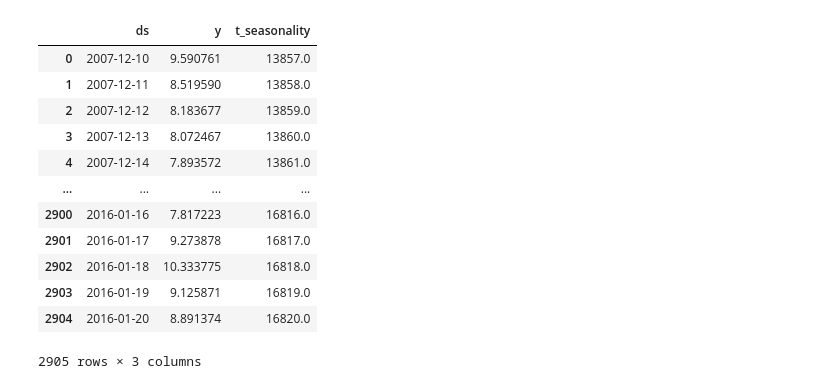
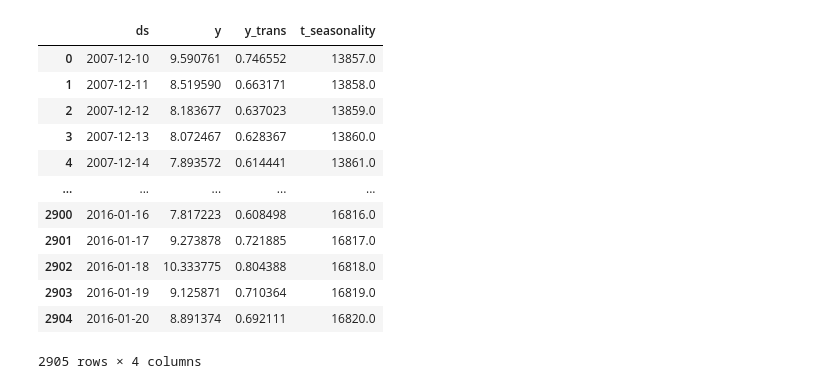
Before and after one commit to JakeRobertBaker/pymc_prophet, a Jupyter notebook: pymc_prophet_example.ipynb, the cells around one changed output. Saved outputs shown, nothing was run; the diff lists cells and outputs as text; code cells hidden in the pictures.

```diff
--- a/pymc_prophet_example.ipynb
+++ b/pymc_prophet_example.ipynb
@@ -5,20 +5,22 @@ from pymcprophet.model import Bayes_TS
 df = df = pd.read_csv('https://raw.githubusercontent.com/facebook/prophet/main/examples/example_wp_log_peyton_manning.csv')
 df['ds'] = pd.to_datetime(df['ds'])
 # %%
-ts_model = Bayes_TS(n_weekly_terms = 10)
+ts_model = Bayes_TS(yearly_seasonality="enabled")
 # %%
-ts_model.produce_model_matrix(df)
+ts_model.assign_model_matrix(df)
-# %% [output]
-|  | ds | y | t_seasonality |
-| 0 | 2007-12-10 | 9.590761 | 13857.0 |
-| 1 | 2007-12-11 | 8.519590 | 13858.0 |
-| 2 | 2007-12-12 | 8.183677 | 13859.0 |
-| 3 | 2007-12-13 | 8.072467 | 13860.0 |
-| 4 | 2007-12-14 | 7.893572 | 13861.0 |
-| ... | ... | ... | ... |
-| 2900 | 2016-01-16 | 7.817223 | 16816.0 |
-| 2901 | 2016-01-17 | 9.273878 | 16817.0 |
-| 2902 | 2016-01-18 | 10.333775 | 16818.0 |
-| 2903 | 2016-01-19 | 9.125871 | 16819.0 |
-| 2904 | 2016-01-20 | 8.891374 | 16820.0 |
-2905 rows × 3 columns
+# %%
+ts_model.model_df
+# %% [output]
+|  | ds | y | y_trans | t_seasonality |
+| 0 | 2007-12-10 | 9.590761 | 0.746552 | 13857.0 |
+| 1 | 2007-12-11 | 8.519590 | 0.663171 | 13858.0 |
+| 2 | 2007-12-12 | 8.183677 | 0.637023 | 13859.0 |
+| 3 | 2007-12-13 | 8.072467 | 0.628367 | 13860.0 |
+| 4 | 2007-12-14 | 7.893572 | 0.614441 | 13861.0 |
+| ... | ... | ... | ... | ... |
+| 2900 | 2016-01-16 | 7.817223 | 0.608498 | 16816.0 |
+| 2901 | 2016-01-17 | 9.273878 | 0.721885 | 16817.0 |
+| 2902 | 2016-01-18 | 10.333775 | 0.804388 | 16818.0 |
+| 2903 | 2016-01-19 | 9.125871 | 0.710364 | 16819.0 |
+| 2904 | 2016-01-20 | 8.891374 | 0.692111 | 16820.0 |
+2905 rows × 4 columns
```
Also changed, not shown: 4 other files.
